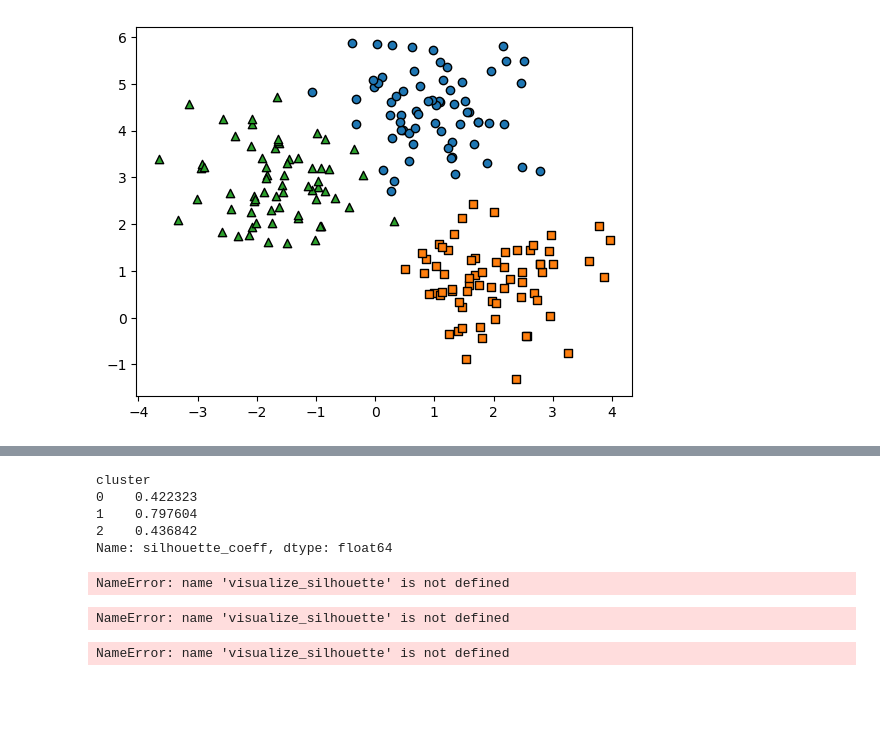
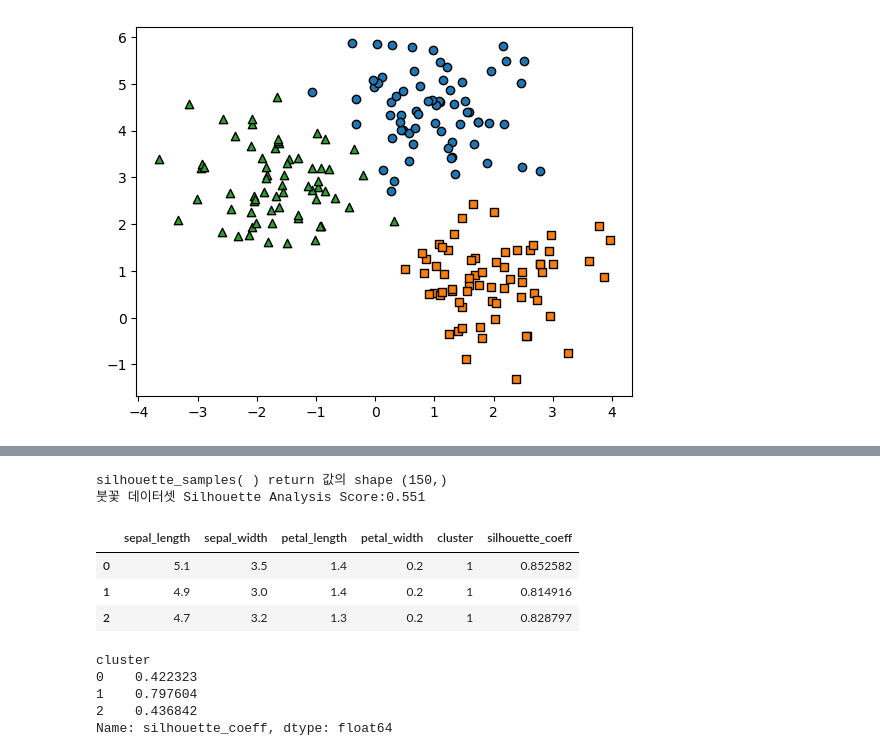
Before and after one commit to CUAI-CAU/2026-01-Basic_Track_Repository, a Jupyter notebook: 3주차/Basic_박수현_3주차.ipynb, the cells around one changed output, grey strips where cells are left out. Cells and saved outputs as stored; diff of their text form; code cells hidden in the pictures; blank space fills up the shorter version.

```diff
--- a/3주차/Basic_박수현_3주차.ipynb
+++ b/3주차/Basic_박수현_3주차.ipynb
@@ -1236,36 +1227,41 @@ Name: count, dtype: int64
 # %%
 from sklearn.preprocessing import scale
 from sklearn.datasets import load_iris
 from sklearn.cluster import KMeans
-
-# 실루엣 분석 평가 지표 값을 구하기 위한 API 추가
+# 실루엣 분석 metric 값을 구하기 위한 API 추가
 from sklearn.metrics import silhouette_samples, silhouette_score
 import matplotlib.pyplot as plt
 import numpy as np
+import pandas as pd
 
-import pandas as pd
 %matplotlib inline
 
 iris = load_iris()
-feature_names = ['sepal_length', 'sepal_width', 'petal_length', 'petal_width']
+feature_names = ['sepal_length','sepal_width','petal_length','petal_width']
 irisDF = pd.DataFrame(data=iris.data, columns=feature_names)
+kmeans = KMeans(n_clusters=3, init='k-means++', max_iter=300,random_state=0).fit(irisDF)
 
-kmeans = KMeans(n_clusters=3, init='k-means++', max_iter=300, random_state=0)
-kmeans.fit(irisDF)
 irisDF['cluster'] = kmeans.labels_
 
-# 모든 개별 데이터에 실루엣 계수 값 계산
+# iris 의 모든 개별 데이터에 실루엣 계수값을 구함.
 score_samples = silhouette_samples(iris.data, irisDF['cluster'])
-print('silhouette_samples() return 값의 shape', score_samples.shape)
+print('silhouette_samples( ) return 값의 shape' , score_samples.shape)
 
 # irisDF에 실루엣 계수 컬럼 추가
 irisDF['silhouette_coeff'] = score_samples
 
-# 모든 데이터의 평균 실루엣 계수 값 계산
+# 모든 데이터의 평균 실루엣 계수값을 구함.
 average_score = silhouette_score(iris.data, irisDF['cluster'])
-print('붓꽃 데이터 세트 Silhouette Analysis Score: {0:.3f}'.format(average_score))
+print('붓꽃 데이터셋 Silhouette Analysis Score:{0:.3f}'.format(average_score))
 
 irisDF.head(3)
+# %% [output]
+silhouette_samples( ) return 값의 shape (150,)
+붓꽃 데이터셋 Silhouette Analysis Score:0.551
+|  | sepal_length | sepal_width | petal_length | petal_width | cluster | silhouette_coeff |
+| 0 | 5.1 | 3.5 | 1.4 | 0.2 | 1 | 0.852582 |
+| 1 | 4.9 | 3.0 | 1.4 | 0.2 | 1 | 0.814916 |
+| 2 | 4.7 | 3.2 | 1.3 | 0.2 | 1 | 0.828797 |
 # %%
 irisDF.groupby('cluster')['silhouette_coeff'].mean()
 # %% [output]
@@ -1278,25 +1274,3 @@ Name: silhouette_coeff, dtype: float64
 #07_02.3 군집별 평균 실루엣 계수의 시각화를 통한 군집 개수 최적화 방법
 
 #개별 군집 간에는 적절한 거리가 유지되면서 각 군집 내부의 데이터는 밀집되어 있는 경우 적절한 군집 개수가 설정된 것으로 볼 수 있음
-# %%
-visualize_silhouette([2, 3, 4, 5], X_features)
-# %% [output]
-NameError: name 'visualize_silhouette' is not defined
-# %%
-from sklearn.datasets import make_blobs
-
-# make_blobs를 통한 군집화를 위한 4개의 군집 중심의 500개 2차원 데이터 세트 생성
-X, y = make_blobs(n_samples=500, n_features=2, centers=4, cluster_std=1,
-                  center_box=(-10.0, 10.0), shuffle=True, random_state=1)
-
-# 군집 개수가 2개, 3개, 4개, 5개일 때의 평균 실루엣 계수 값 시각화
-visualize_silhouette([2, 3, 4, 5], X)
-# %% [output]
-NameError: name 'visualize_silhouette' is not defined
-# %%
-from sklearn.datasets import load_iris
-
-iris = load_iris()
-visualize_silhouette([2, 3, 4, 5], iris.data)
-# %% [output]
-NameError: name 'visualize_silhouette' is not defined
```
Also changed, not shown: parts of 10 cells of this notebook.
